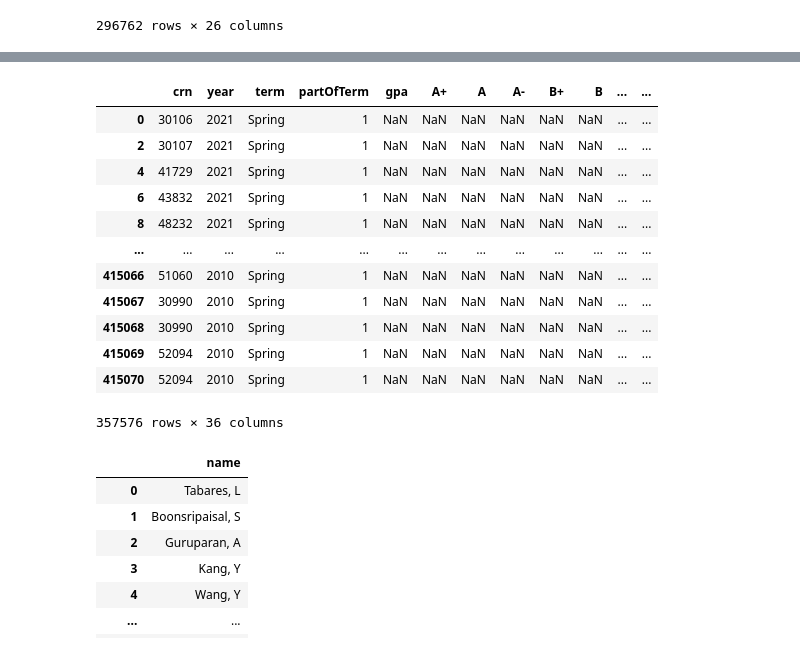
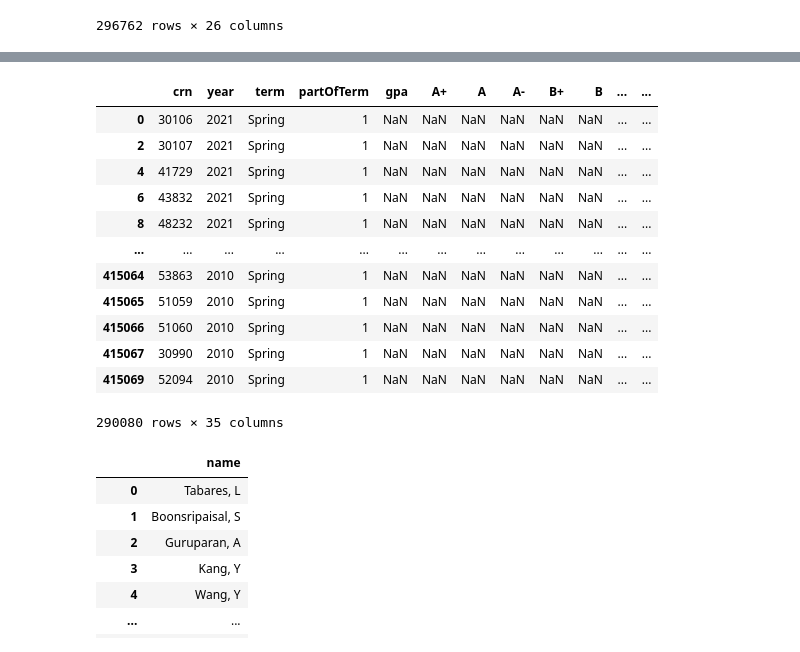
Before and after one commit to JavierMNieto/uiuc-scheduler, a Jupyter notebook: data/scripts/Catalog to Neo4j.ipynb, the cells around one changed output, grey strips where cells are left out. Drawn from its saved outputs; the diff is of its cells as text; code cells hidden in the pictures.

```diff
--- a/data/scripts/Catalog to Neo4j.ipynb
+++ b/data/scripts/Catalog to Neo4j.ipynb
@@ -219,41 +220,41 @@ df_meetings
 # %%
-df_sections_meetings_instructors = (df_catalogs[["crn", "year", "term", "part_of_term",
-                                         "gpa", "A+", "A", "A-", "B+", "B", "B-",
-                                         "C+", "C", "C-", "D+", "D", "D-", "F",
-                                         "start_date", "end_date", "start_time",
-                                         "end_time", "type", "type_name", "instructor",
-                                         "days", "room", "building", "meeting",
-                                         "section", "section_info", "section_notes",
-                                         "section_attributes", "section_capp_area",
-                                         "section_co_request", "section_special_approval"]]
+df_sections_meetings = (df_catalogs[["crn", "year", "term", "part_of_term",
+                                     "gpa", "A+", "A", "A-", "B+", "B", "B-",
+                                     "C+", "C", "C-", "D+", "D", "D-", "F",
+                                     "start_date", "end_date", "start_time",
+                                     "end_time", "type", "type_name",
+                                     "days", "room", "building", "meeting",
+                                     "section", "section_info", "section_notes",
+                                     "section_attributes", "section_capp_area",
+                                     "section_co_request", "section_special_approval"]]
                             .drop_duplicates()
                             .dropna(subset=["crn", "section", "year", "term", "part_of_term", "type"])
                             .rename(columns={"part_of_term": "partOfTerm",
                                              "section_info": "sectionInfo",
                                              "section_notes": "sectionNotes",
                                              "section_attributes": "sectionAttributes",
                                              "section_capp_area": "sectionCappArea",
                                              "section_co_request": "sectionCoRequest",
                                              "section_special_approval": "sectionSpecialApproval",
                                              "start_date": "startDate", "end_date": "endDate",
                                              "start_time": "startTime", "end_time": "endTime",
                                              "type": "typeId", "type_name": "name"}))
-df_sections_meetings_instructors.to_csv("../neo4j/sections_meetings_instructors.csv", index=False)
-df_sections_meetings_instructors
+df_sections_meetings.to_csv("../neo4j/sections_meetings.csv", index=False)
+df_sections_meetings
 # %% [output]
 |  | crn | year | term | partOfTerm | gpa | A+ | A | A- | B+ | B | ... | ... |
 | 0 | 30106 | 2021 | Spring | 1 | NaN | NaN | NaN | NaN | NaN | NaN | ... | ... |
 | 2 | 30107 | 2021 | Spring | 1 | NaN | NaN | NaN | NaN | NaN | NaN | ... | ... |
 | 4 | 41729 | 2021 | Spring | 1 | NaN | NaN | NaN | NaN | NaN | NaN | ... | ... |
 | 6 | 43832 | 2021 | Spring | 1 | NaN | NaN | NaN | NaN | NaN | NaN | ... | ... |
 | 8 | 48232 | 2021 | Spring | 1 | NaN | NaN | NaN | NaN | NaN | NaN | ... | ... |
 | ... | ... | ... | ... | ... | ... | ... | ... | ... | ... | ... | ... | ... |
+| 415064 | 53863 | 2010 | Spring | 1 | NaN | NaN | NaN | NaN | NaN | NaN | ... | ... |
+| 415065 | 51059 | 2010 | Spring | 1 | NaN | NaN | NaN | NaN | NaN | NaN | ... | ... |
 | 415066 | 51060 | 2010 | Spring | 1 | NaN | NaN | NaN | NaN | NaN | NaN | ... | ... |
 | 415067 | 30990 | 2010 | Spring | 1 | NaN | NaN | NaN | NaN | NaN | NaN | ... | ... |
-| 415068 | 30990 | 2010 | Spring | 1 | NaN | NaN | NaN | NaN | NaN | NaN | ... | ... |
 | 415069 | 52094 | 2010 | Spring | 1 | NaN | NaN | NaN | NaN | NaN | NaN | ... | ... |
-| 415070 | 52094 | 2010 | Spring | 1 | NaN | NaN | NaN | NaN | NaN | NaN | ... | ... |
-357576 rows × 36 columns
+290080 rows × 35 columns
 # %%
 df_instructors = (df_catalogs[["instructor"]]
                   .drop_duplicates(ignore_index=True)
```
Also changed, not shown: parts of 4 cells of this notebook, 7 other files.
